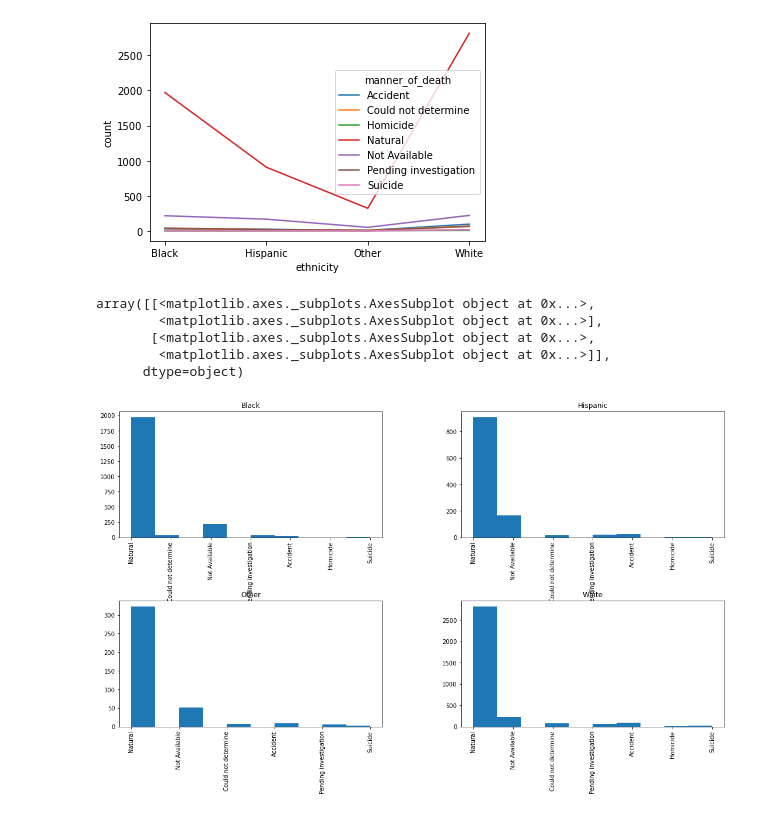
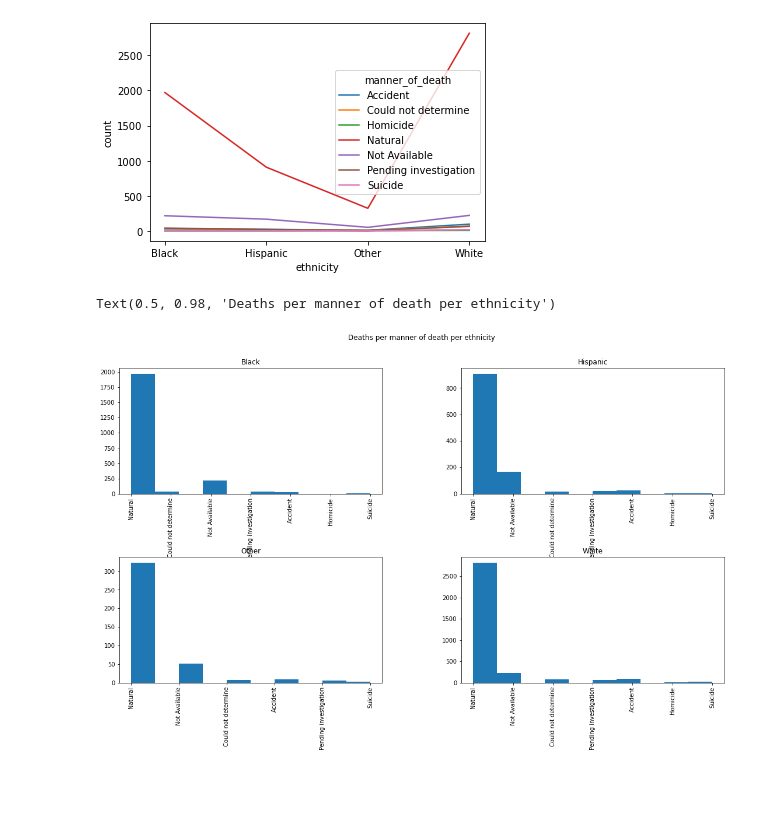
Before and after one commit to andrezafeu/maternal_mortality, a Jupyter notebook: EDA.ipynb, the cells around one changed output. Saved outputs shown, nothing was run; the diff lists cells and outputs as text; code cells hidden in the pictures; blank space fills up the shorter version.

```diff
--- a/EDA.ipynb
+++ b/EDA.ipynb
@@ -800,15 +803,12 @@ ax = sns.lineplot(
 # %%
 df.hist(by ='ethnicity',
        column ='manner_of_death',
        figsize=(18,10)
        )
+plt.suptitle("Deaths per manner of death per ethnicity")
 # %% [output]
-array([[<matplotlib.axes._subplots.AxesSubplot object at 0x...>,
-        <matplotlib.axes._subplots.AxesSubplot object at 0x...>],
-       [<matplotlib.axes._subplots.AxesSubplot object at 0x...>,
-        <matplotlib.axes._subplots.AxesSubplot object at 0x...>]],
-      dtype=object)
+Text(0.5, 0.98, 'Deaths per manner of death per ethnicity')
-[figure, old version]
+[figure, new version]
 # %%
 df.hist(by ='ethnicity',
        column ='was_autopsy_done',
```
Also changed, not shown: parts of 26 cells of this notebook.
